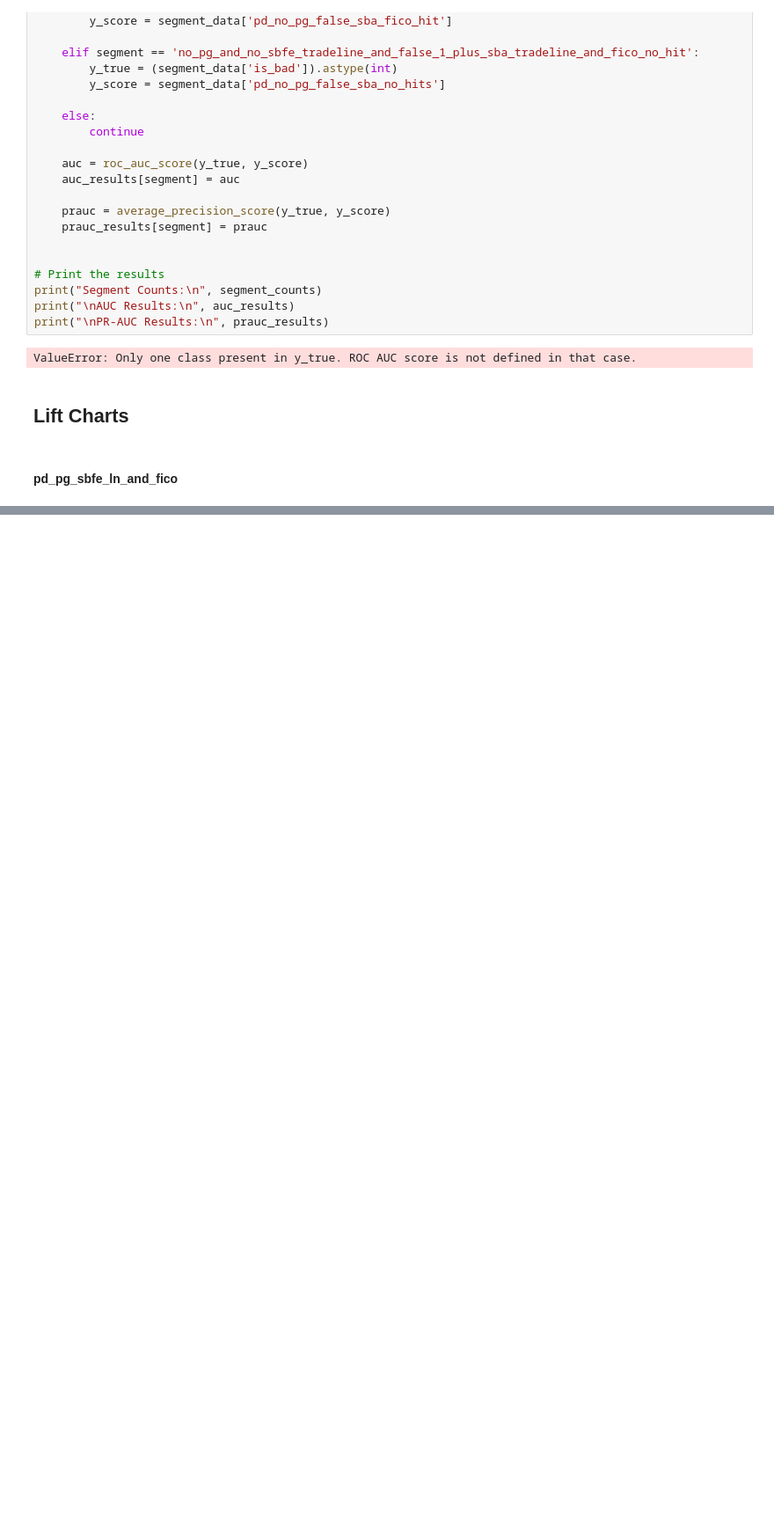
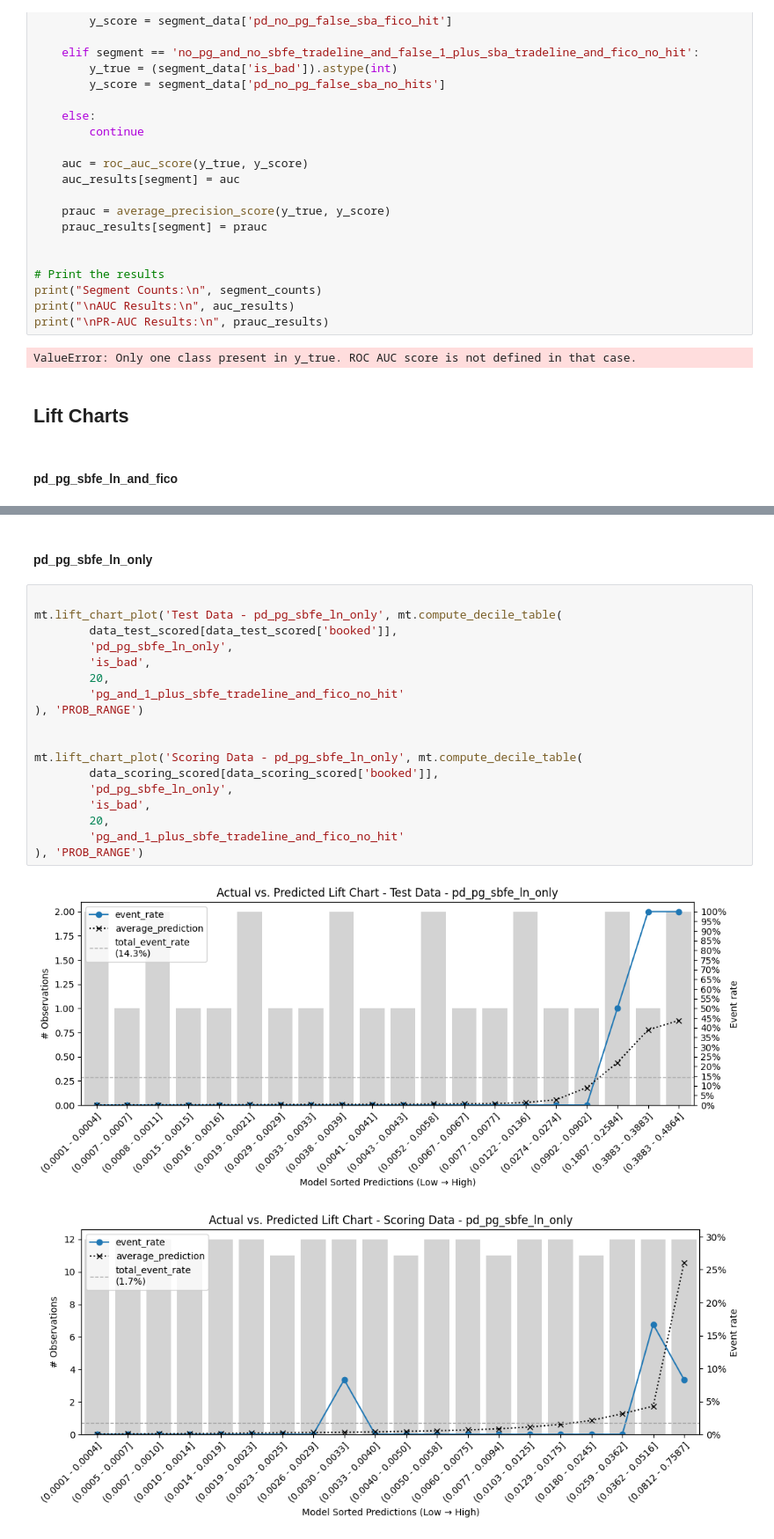
Before and after one commit to cgdonzalezr/otr_adj_model_flow_proposal, a Jupyter notebook: otr_ln_master_table/notebooks/4_otr_existing_exposure_evaluation.ipynb, the cells around one changed output, grey strips where cells are left out. Shown at 88% size. Cells and saved outputs as stored; diff of their text form; blank space fills up the shorter version.

```diff
--- a/otr_ln_master_table/notebooks/4_otr_existing_exposure_evaluation.ipynb
+++ b/otr_ln_master_table/notebooks/4_otr_existing_exposure_evaluation.ipynb
@@ -542,0 +606,23 @@ mt.lift_chart_plot('Scoring Data - pd_pg_sbfe_ln_and_fico', mt.compute_decile_ta
+# %% [markdown]
+#### pd_pg_sbfe_ln_only
+# %%
+
+mt.lift_chart_plot('Test Data - pd_pg_sbfe_ln_only', mt.compute_decile_table(
+        data_test_scored[data_test_scored['booked']],
+        'pd_pg_sbfe_ln_only',
+        'is_bad',
+        20,
+        'pg_and_1_plus_sbfe_tradeline_and_fico_no_hit'
+), 'PROB_RANGE')
+
+
+mt.lift_chart_plot('Scoring Data - pd_pg_sbfe_ln_only', mt.compute_decile_table(
+        data_scoring_scored[data_scoring_scored['booked']],
+        'pd_pg_sbfe_ln_only',
+        'is_bad',
+        20,
+        'pg_and_1_plus_sbfe_tradeline_and_fico_no_hit'
+), 'PROB_RANGE')
+# %% [output]
+[figure, added]
+[figure, added]
```
Also changed, not shown: parts of 8 cells of this notebook, 1 other file.
